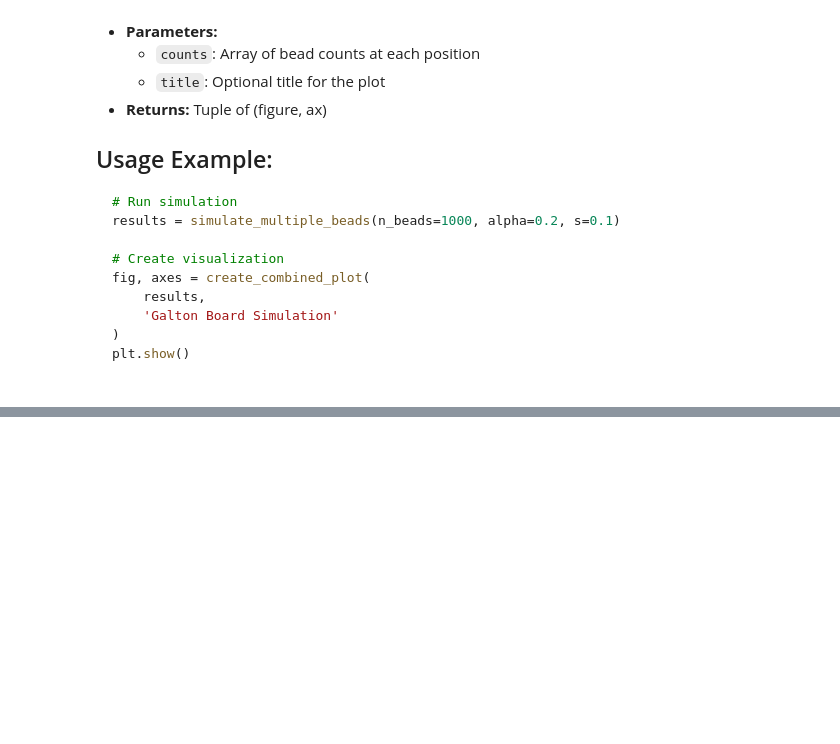
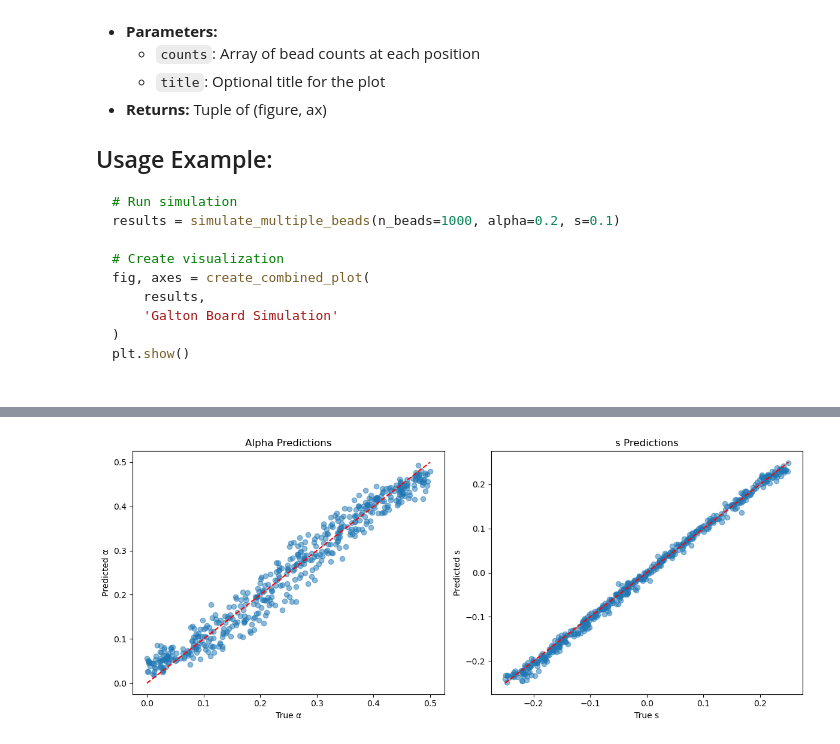
Before and after one commit to dakusch/tif345_project_3, a Jupyter notebook: src/project_3_david.ipynb, the cells around one changed output, grey strips where cells are left out. Cells and saved outputs as stored; diff of their text form; code cells hidden in the pictures; blank space fills up the shorter version.

```diff
--- a/src/project_3_david.ipynb
+++ b/src/project_3_david.ipynb
@@ -103,0 +414,45 @@ Mean position: 19.16
+# %%
+import matplotlib.pyplot as plt
+
+def visualize_predictions(model, n_test=500):
+    """
+    Create scatter plots comparing predicted vs actual values
+    for both alpha and s parameters
+    """
+    # Generate test data
+    model.eval()
+    X_test, y_test = generate_training_data(n_samples=n_test)
+
+    with torch.no_grad():
+        predictions = model(X_test)
+
+        # Convert to numpy for plotting
+        pred_alpha = predictions[:, 0].numpy()
+        true_alpha = y_test[:, 0].numpy()
+        pred_s = predictions[:, 1].numpy()
+        true_s = y_test[:, 1].numpy()
+
+        # Create subplots
+        fig, (ax1, ax2) = plt.subplots(1, 2, figsize=(12, 5))
+
+        # Plot alpha predictions
+        ax1.scatter(true_alpha, pred_alpha, alpha=0.5)
+        ax1.plot([0, 0.5], [0, 0.5], 'r--')  # Perfect prediction line
+        ax1.set_xlabel('True α')
+        ax1.set_ylabel('Predicted α')
+        ax1.set_title('Alpha Predictions')
+
+        # Plot s predictions
+        ax2.scatter(true_s, pred_s, alpha=0.5)
+        ax2.plot([-0.25, 0.25], [-0.25, 0.25], 'r--')  # Perfect prediction line
+        ax2.set_xlabel('True s')
+        ax2.set_ylabel('Predicted s')
+        ax2.set_title('s Predictions')
+
+        plt.tight_layout()
+        plt.show()
+
+# Run visualization
+visualize_predictions(model)
+# %% [output]
+[figure, added]
```
Also changed, not shown: parts of 8 cells of this notebook, 1 other file.
